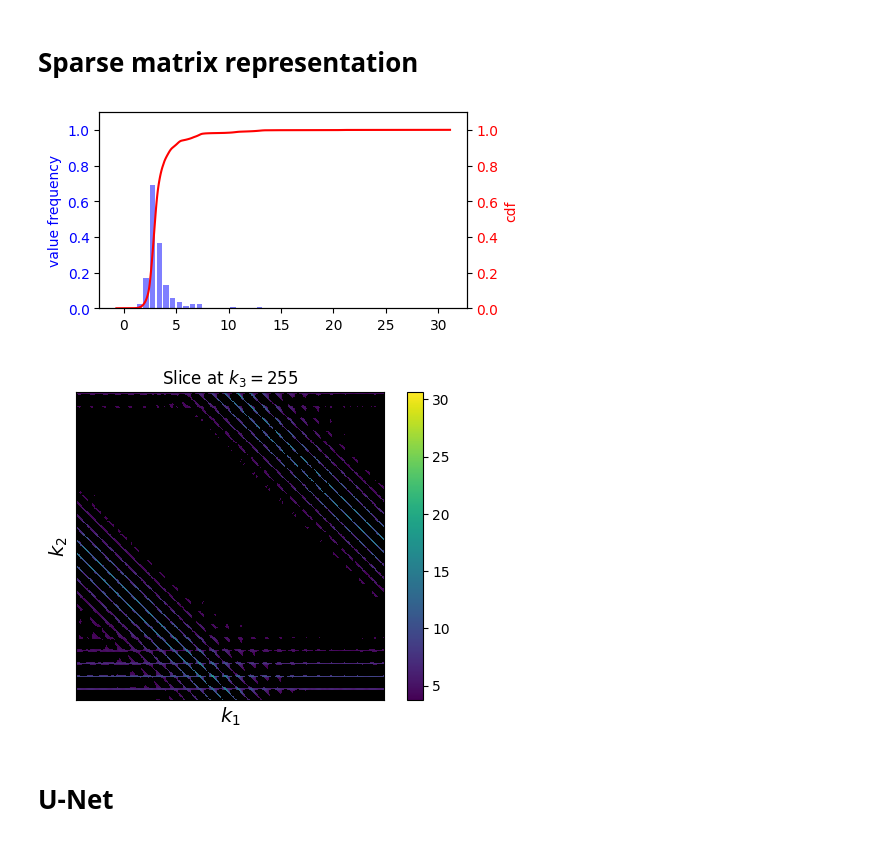
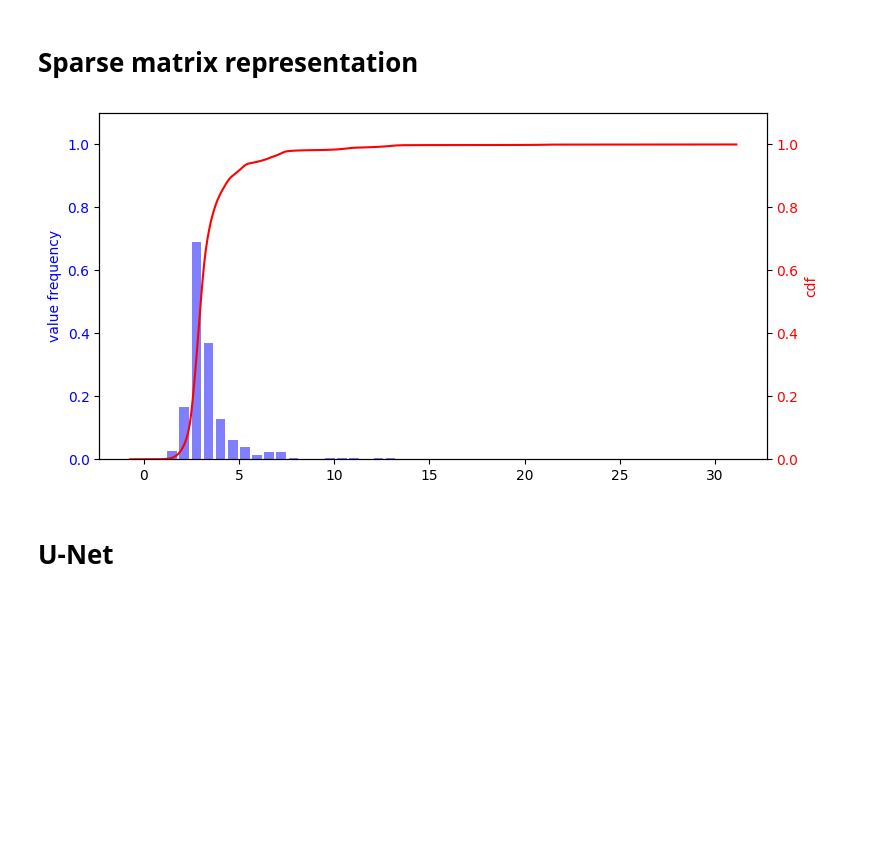
Before and after one commit to DanielSpringer/PhysML, a Jupyter notebook: notebooks/vertex/dev_seb.ipynb, the cells around one changed output. Saved outputs shown, nothing was run; the diff lists cells and outputs as text; code cells hidden in the pictures; blank space fills up the shorter version.

```diff
--- a/notebooks/vertex/dev_seb.ipynb
+++ b/notebooks/vertex/dev_seb.ipynb
@@ -385,10 +380,0 @@ convert_6d_to_sparse_vertex('../../../frgs_6d', 0.8)
-# %%
-test_file = 'tp0.020000_mu0.080000.h5'
-test_file3d = '../../../frgs/' + test_file
-test_file6d = '../../../frgs_6d/' + test_file
-
-save_path6d = 'save_AUTO_ENCODER_VERTEX_24X6_BS20_2025-01-11/version_2'
-save_path3d = 'save_AUTO_ENCODER_VERTEX_BS20_2024-12-06/version_0'
-
-vertex3 = AutoEncoderVertexDataset.load_from_file(test_file3d)
-vertex6 = AutoEncoderVertex24x6Dataset.load_from_file(test_file6d)
@@ -405,36 +381,35 @@ sparse_vertex.shape
 # %%
 import matplotlib.pyplot as plt
 import numpy as np
 
 
+test_file = 'tp0.020000_mu0.080000.h5'
+test_path = '../../../frgs/' + test_file
+vertex = AutoEncoderVertexDataset.load_from_file(test_path)
+values = vertex.flatten()
 val_sorted = np.sort(values)
+p = 1. * np.arange(len(values)) / (len(values) - 1)
 
-f, ax1 = plt.subplots(figsize=(5,2.5))
+f, ax1 = plt.subplots(figsize=(8, 4))
 
 color = 'b'
 ax1.hist(values, bins=50, rwidth=0.8, density=True, color=color, alpha=0.5)
 ax1.set_ylabel('value frequency', color=color)
 ax1.tick_params(axis='y', labelcolor=color)
 ax1.set_ylim(0, 1.1)
 
 ax2 = ax1.twinx()
 color = 'r'
 ax2.plot(val_sorted, p, color=color)
 ax2.set_ylabel('cdf', color=color)
 ax2.tick_params(axis='y', labelcolor=color)
 ax2.set_ylim(ax1.get_ylim())
 
 f.tight_layout()
 plt.show()
 
 del val_sorted, values
 # %% [output]
-[figure, old version]
+[figure, new version]
-# %%
-axis, slice_at = 3, 255
-print(f'compression rate: {sparsify_rate * 100:.1f}%')
-vertvis.plot_section(sparse_vertex, axis, slice_at, figsize=(6,4), title=f'Slice at $k_{axis}={slice_at}$')
-# %% [output]
-[figure, removed]
 # %% [markdown]
 # U-Net
```
Also changed, not shown: parts of 2 cells of this notebook, 6 other files.
